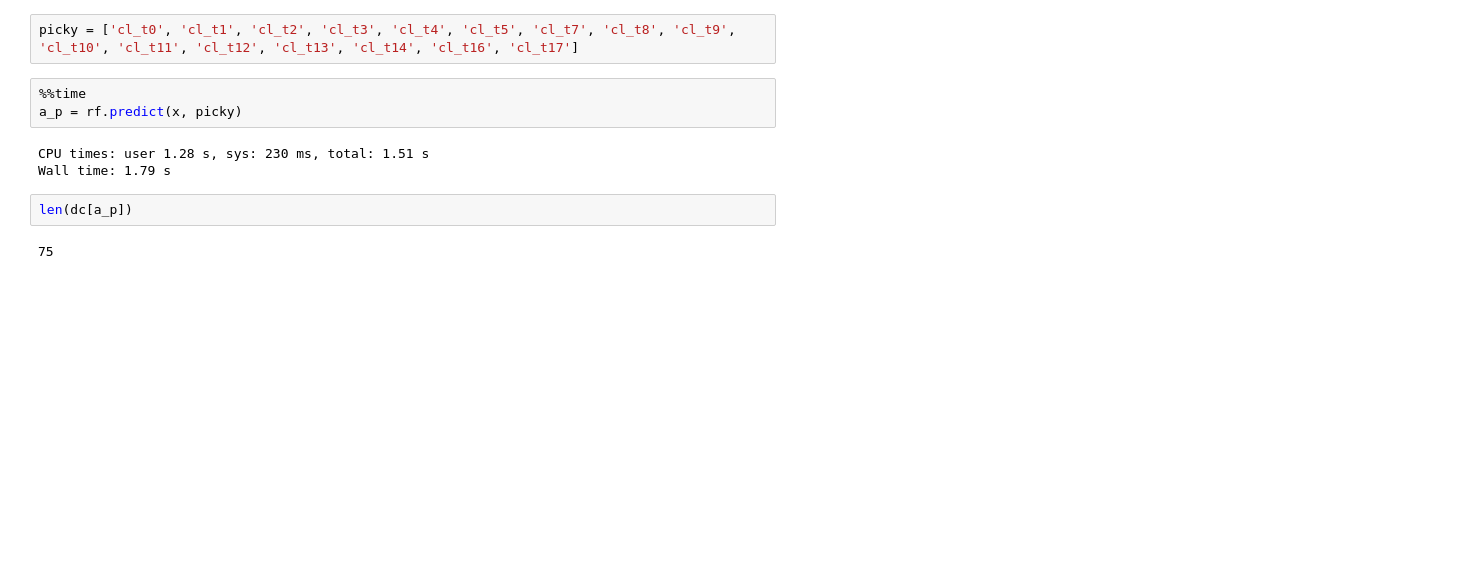
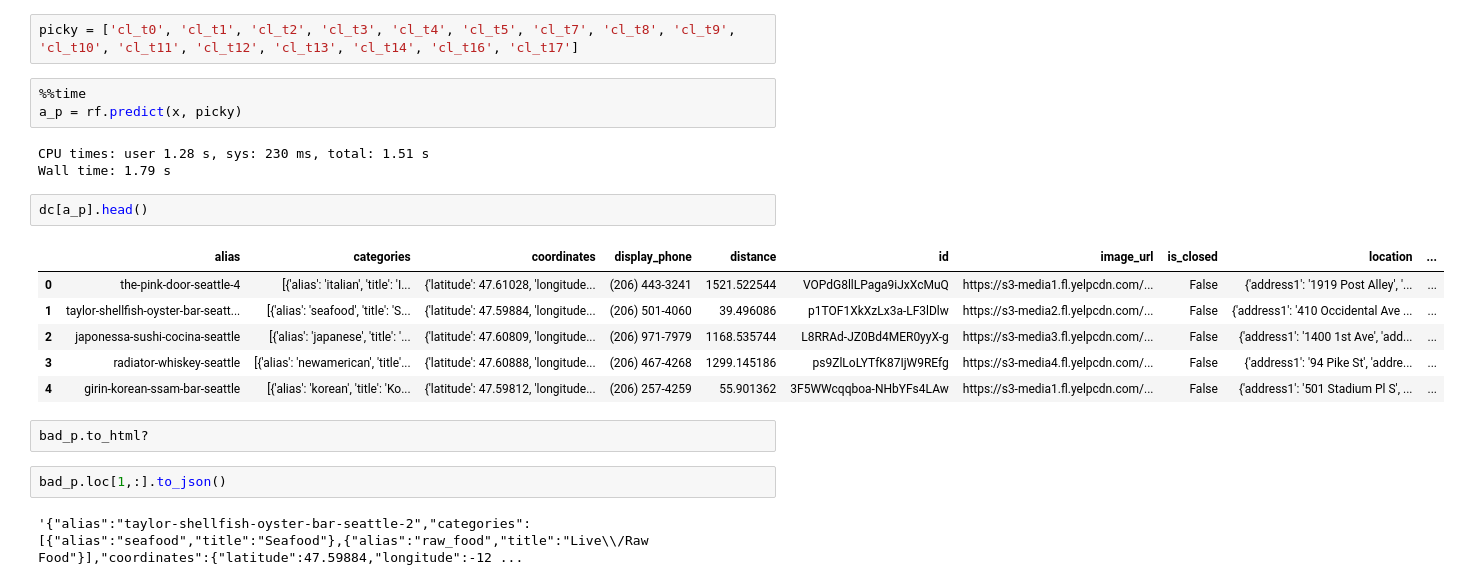
Before and after one commit to Myau5x/anti-recommender, a Jupyter notebook: yelp_rest_clustering.ipynb, the cells around one changed output. Drawn from its saved outputs; the diff is of its cells as text; blank space fills up the shorter version.

```diff
--- a/yelp_rest_clustering.ipynb
+++ b/yelp_rest_clustering.ipynb
@@ -419,7 +444,18 @@ a_p = rf.predict(x, picky)
 # %% [output]
 CPU times: user 1.28 s, sys: 230 ms, total: 1.51 s
 Wall time: 1.79 s
-# %%
-len(dc[a_p])
-# %% [output]
-75
+# %%
+dc[a_p].head()
+# %% [output]
+|  | alias | categories | coordinates | display_phone | distance | id | image_url | is_closed | location | ... |
+| 0 | the-pink-door-seattle-4 | [{'alias': 'italian', 'title': 'I... | {'latitude': 47.61028, 'longitude... | (206) 443-3241 | 1521.522544 | VOPdG8llLPaga9iJxXcMuQ | https://s3-media1.fl.yelpcdn.com/... | False | {'address1': '1919 Post Alley', '... | ... |
+| 1 | taylor-shellfish-oyster-bar-seatt... | [{'alias': 'seafood', 'title': 'S... | {'latitude': 47.59884, 'longitude... | (206) 501-4060 | 39.496086 | p1TOF1XkXzLx3a-LF3lDlw | https://s3-media2.fl.yelpcdn.com/... | False | {'address1': '410 Occidental Ave ... | ... |
+| 2 | japonessa-sushi-cocina-seattle | [{'alias': 'japanese', 'title': '... | {'latitude': 47.60809, 'longitude... | (206) 971-7979 | 1168.535744 | L8RRAd-JZ0Bd4MER0yyX-g | https://s3-media3.fl.yelpcdn.com/... | False | {'address1': '1400 1st Ave', 'add... | ... |
+| 3 | radiator-whiskey-seattle | [{'alias': 'newamerican', 'title'... | {'latitude': 47.60888, 'longitude... | (206) 467-4268 | 1299.145186 | ps9ZlLoLYTfK87IjW9REfg | https://s3-media4.fl.yelpcdn.com/... | False | {'address1': '94 Pike St', 'addre... | ... |
+| 4 | girin-korean-ssam-bar-seattle | [{'alias': 'korean', 'title': 'Ko... | {'latitude': 47.59812, 'longitude... | (206) 257-4259 | 55.901362 | 3F5WWcqqboa-NHbYFs4LAw | https://s3-media1.fl.yelpcdn.com/... | False | {'address1': '501 Stadium Pl S', ... | ... |
+# %%
+bad_p.to_html?
+# %%
+bad_p.loc[1,:].to_json()
+# %% [output]
+'{"alias":"taylor-shellfish-oyster-bar-seattle-2","categories":[{"alias":"seafood","title":"Seafood"},{"alias":"raw_food","title":"Live\\/Raw Food"}],"coordinates":{"latitude":47.59884,"longitude":-12 ...
```
Also changed, not shown: parts of 7 cells of this notebook, 17 other files.
